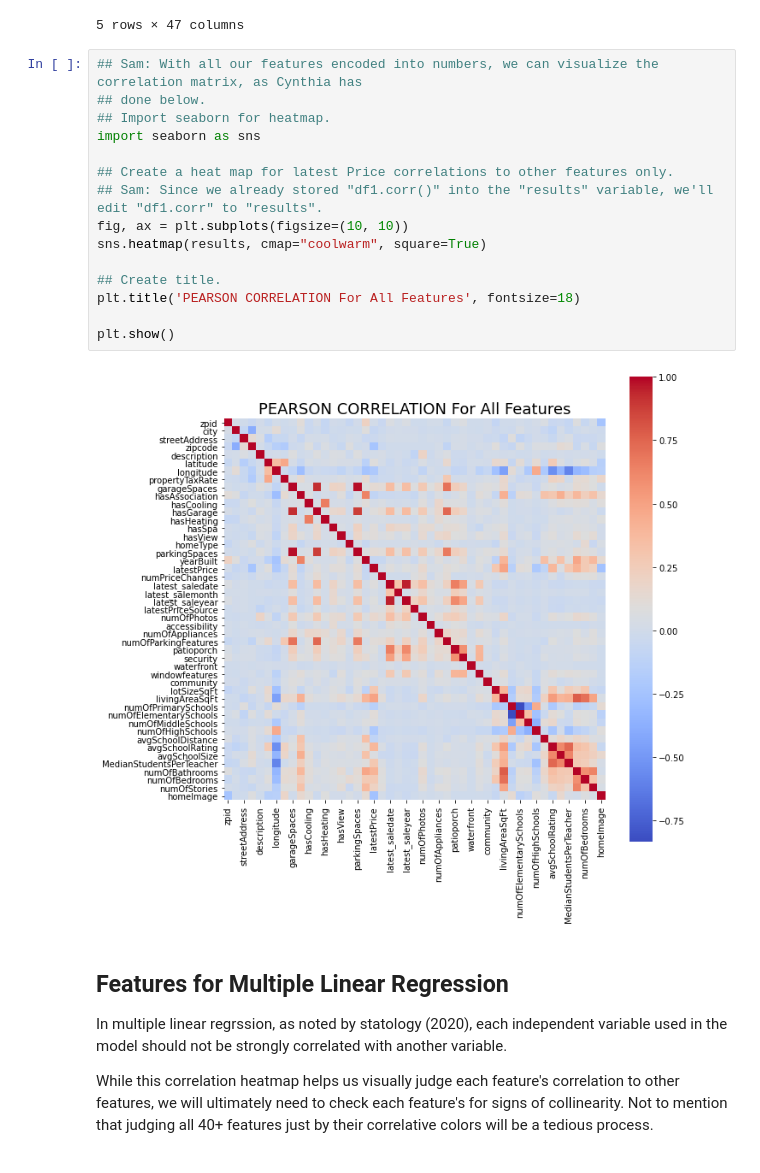
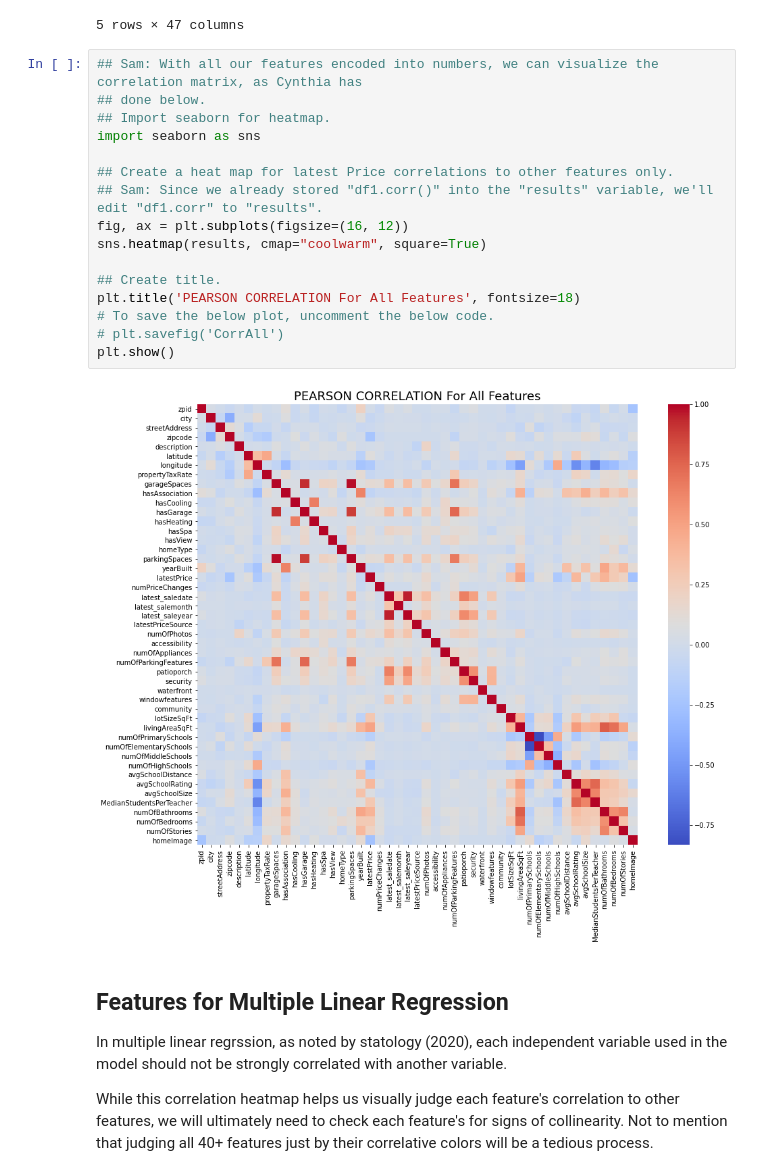
Before and after one commit to dianahandler/Final_Module20_Group3, a Jupyter notebook: Austin-Sklearn-Demonstration_chk.ipynb, the cells around one changed output. Cells and saved outputs as stored; diff of their text form.

Commit message:
Polished comments. Reformatted plot sizes.

```diff
--- a/Austin-Sklearn-Demonstration_chk.ipynb
+++ b/Austin-Sklearn-Demonstration_chk.ipynb
@@ -129,20 +127,21 @@ results.head()
 # %%
 ## Sam: With all our features encoded into numbers, we can visualize the correlation matrix, as Cynthia has
 ## done below.
 ## Import seaborn for heatmap.
 import seaborn as sns
 
 ## Create a heat map for latest Price correlations to other features only.
 ## Sam: Since we already stored "df1.corr()" into the "results" variable, we'll edit "df1.corr" to "results".
-fig, ax = plt.subplots(figsize=(10, 10))
+fig, ax = plt.subplots(figsize=(16, 12))
 sns.heatmap(results, cmap="coolwarm", square=True)
 
 ## Create title.
 plt.title('PEARSON CORRELATION For All Features', fontsize=18)
-
+# To save the below plot, uncomment the below code.
+# plt.savefig('CorrAll')
 plt.show()
 # %% [output]
-[figure, old version]
+[figure, new version]
 # %% [markdown]
 ## Features for Multiple Linear Regression
 In multiple linear regrssion, as noted by statology (2020), each independent variable used in the model should not be strongly correlated with another variable.
```
Also changed, not shown: parts of 5 cells of this notebook.
